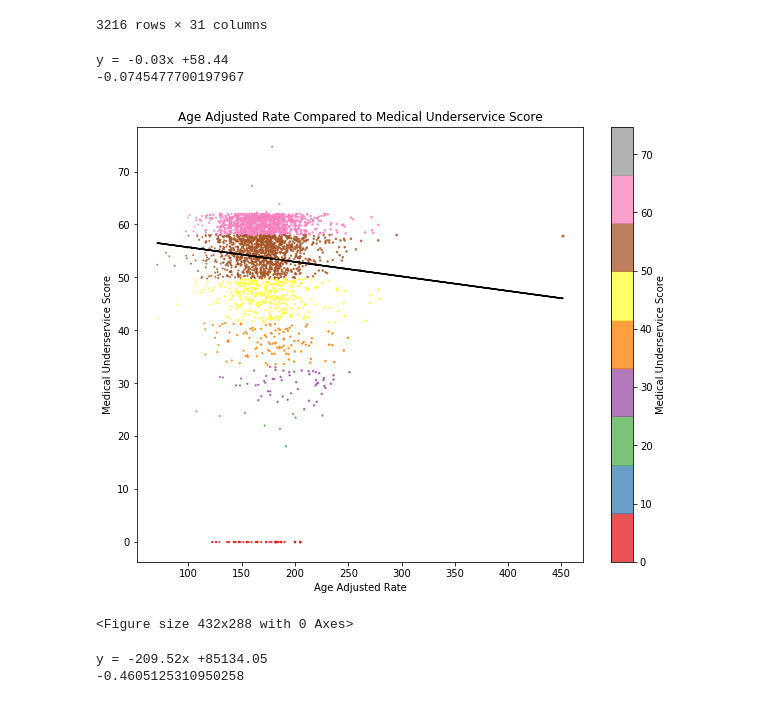
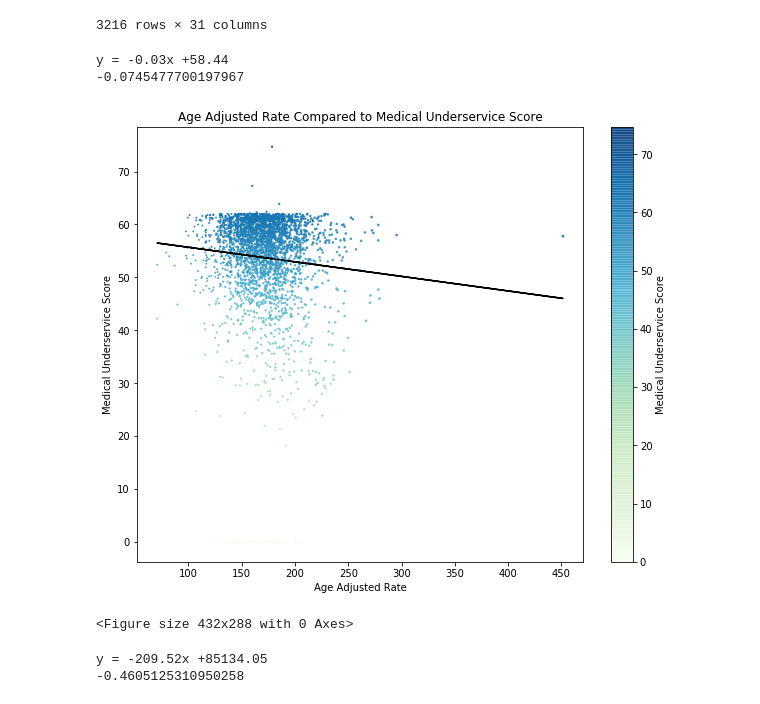
Before and after one commit to Phantogram/Project-BTTV, a Jupyter notebook: TawnyFiles/HRSA/Underservice.ipynb, the cells around one changed output. Cells and saved outputs as stored; diff of their text form; code cells hidden in the pictures.

```diff
--- a/TawnyFiles/HRSA/Underservice.ipynb
+++ b/TawnyFiles/HRSA/Underservice.ipynb
@@ -123,35 +123,35 @@ x_axis = merged_county_df.loc[:,"AGE_ADJUSTED_RATE"]
 y_axis = merged_county_df.loc[:,'Index of Medical Underservice Score']
 
 # Perform a linear regression on temperature vs. latitude
 (slope, intercept, rvalue, pvalue, stderr) = stats.linregress(x_axis, y_axis)
 
 # Get regression values
 regress_values = x_axis * slope + intercept
 
 # Create line equation string
 line_eq = "y = " + str(round(slope,2)) + "x +" + str(round(intercept,2))
 print(line_eq)
 
 # Print Pearson's correlation coefficient (rvalue)
 print(rvalue)
 
 s = merged_county_df.loc[:,'Ratings']
 
 plt.figure(figsize=(10,8))
 plt.scatter(x_axis, y_axis, c=y_axis,
-            cmap = 'Set1', s=s, alpha=0.75)
+            cmap = 'GnBu', s=s, alpha=0.75)
 plt.title('Age Adjusted Rate Compared to Medical Underservice Score')
 plt.xlabel('Age Adjusted Rate')
 plt.ylabel('Medical Underservice Score')
 plt.plot(x_axis,regress_values,"k-")
 cbar = plt.colorbar()
 cbar.set_label('Medical Underservice Score')
 plt.show()
 plt.savefig("Underservice.png")
 # %% [output]
 y = -0.03x +58.44
 -0.0745477700197967
-[figure, old version]
+[figure, new version]
 <Figure size 432x288 with 0 Axes>
 # %%
 # Compare Deaths to median age
```
Also changed, not shown: 1 other file.
